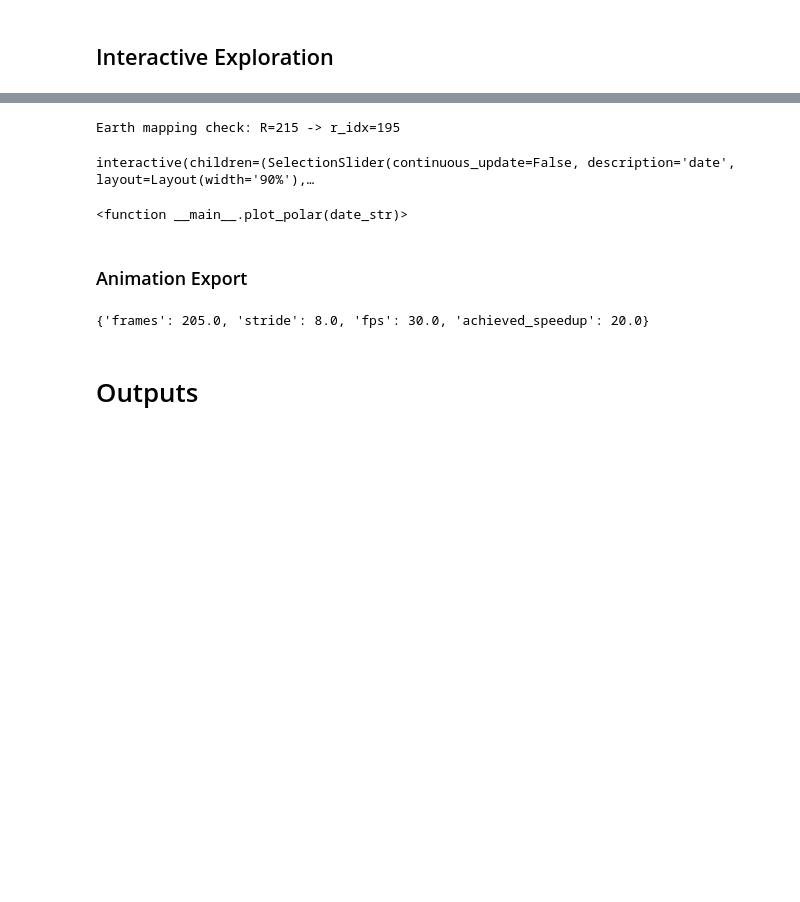
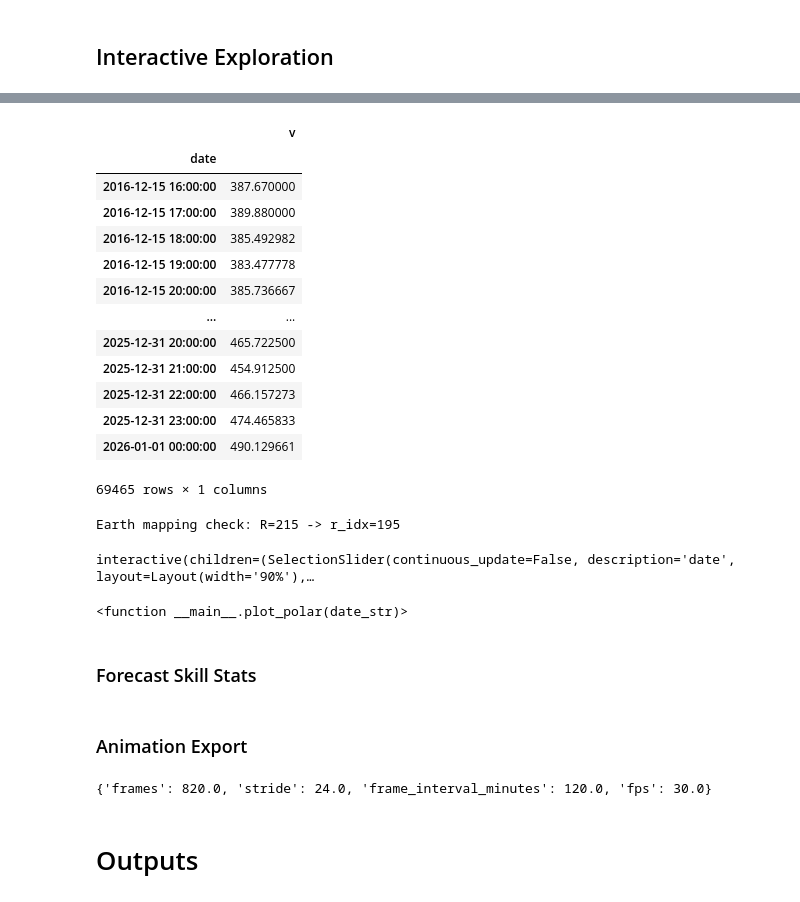
Before and after one commit to oscu0/helio-n, a Jupyter notebook: SW 3.ipynb, the cells around one changed output, grey strips where cells are left out. Drawn from its saved outputs; the diff is of its cells as text; code cells hidden in the pictures; blank space fills up the shorter version.

Commit message:
Added ACE & STEREO stats

```diff
--- a/SW 3.ipynb
+++ b/SW 3.ipynb
@@ -552,3 +559,20 @@ STEREO-A rows: 1640 range: 2016-12-15 16:00:00 -> 2017-02-21 23:00:00
+# %%
+satellite_frames["ace_earth"]['2016-12-15 16:00:00':]
+# %% [output]
+|  | v |
+| date |  |
+| 2016-12-15 16:00:00 | 387.670000 |
+| 2016-12-15 17:00:00 | 389.880000 |
+| 2016-12-15 18:00:00 | 385.492982 |
+| 2016-12-15 19:00:00 | 383.477778 |
+| 2016-12-15 20:00:00 | 385.736667 |
+| ... | ... |
+| 2025-12-31 20:00:00 | 465.722500 |
+| 2025-12-31 21:00:00 | 454.912500 |
+| 2025-12-31 22:00:00 | 466.157273 |
+| 2025-12-31 23:00:00 | 474.465833 |
+| 2026-01-01 00:00:00 | 490.129661 |
+69465 rows × 1 columns
 # %%
 date_strs = [d.strftime("%Y-%m-%d %H:%M:%S") for d in time_axis]
 print(
@@ -589,3 +613,5 @@ interact(
 Earth mapping check: R=215 -> r_idx=195
 interactive(children=(SelectionSlider(continuous_update=False, description='date', layout=Layout(width='90%'),…
 <function __main__.plot_polar(date_str)>
+# %% [markdown]
+### Forecast Skill Stats
@@ -592,11 +852,8 @@ interactive(children=(SelectionSlider(continuous_update=False, description='date
 # %% [markdown]
 ### Animation Export
 # %%
-anim_target_speedup_vs_baseline = 10.0
-anim_baseline_fps = 12.0
 anim_fps = 30
-anim_speedup_multiplier = 2.0
-anim_superres_reference_minutes = 10.0
+anim_1h_mult = 2.0
 anim_dpi = runtime["animation_dpi"]
 anim_outfile = Path("Outputs/SW/SW Polar Animation.mp4")
 
@@ -612,23 +869,19 @@ animation_stats = export_polar_animation(
     slow_sw_pred_mask=slow_sw_pred_mask,
     comparison_frames=comparison_frames,
     time_step_minutes=time_step_minutes,
-    superresolution_enabled=superresolution_enabled,
     slow_sw_speed=slow_sw_speed,
     r0=r0,
     cr_days=cr_days,
     draw_slow_sw=True,
     backfill_empty_with_300=False,
-    target_speedup_vs_baseline=anim_target_speedup_vs_baseline,
-    baseline_fps=anim_baseline_fps,
     anim_fps=anim_fps,
-    speedup_multiplier=anim_speedup_multiplier,
-    superres_reference_minutes=anim_superres_reference_minutes,
+    anim_1h_mult=anim_1h_mult,
     anim_dpi=anim_dpi,
     anim_plot_style="mesh",
 )
 print(animation_stats)
 # %% [output]
-{'frames': 205.0, 'stride': 8.0, 'fps': 30.0, 'achieved_speedup': 20.0}
+{'frames': 820.0, 'stride': 24.0, 'frame_interval_minutes': 120.0, 'fps': 30.0}
 # %% [markdown]
 # Outputs
 # %%
```
Also changed, not shown: parts of 11 cells of this notebook, 2 other files.
